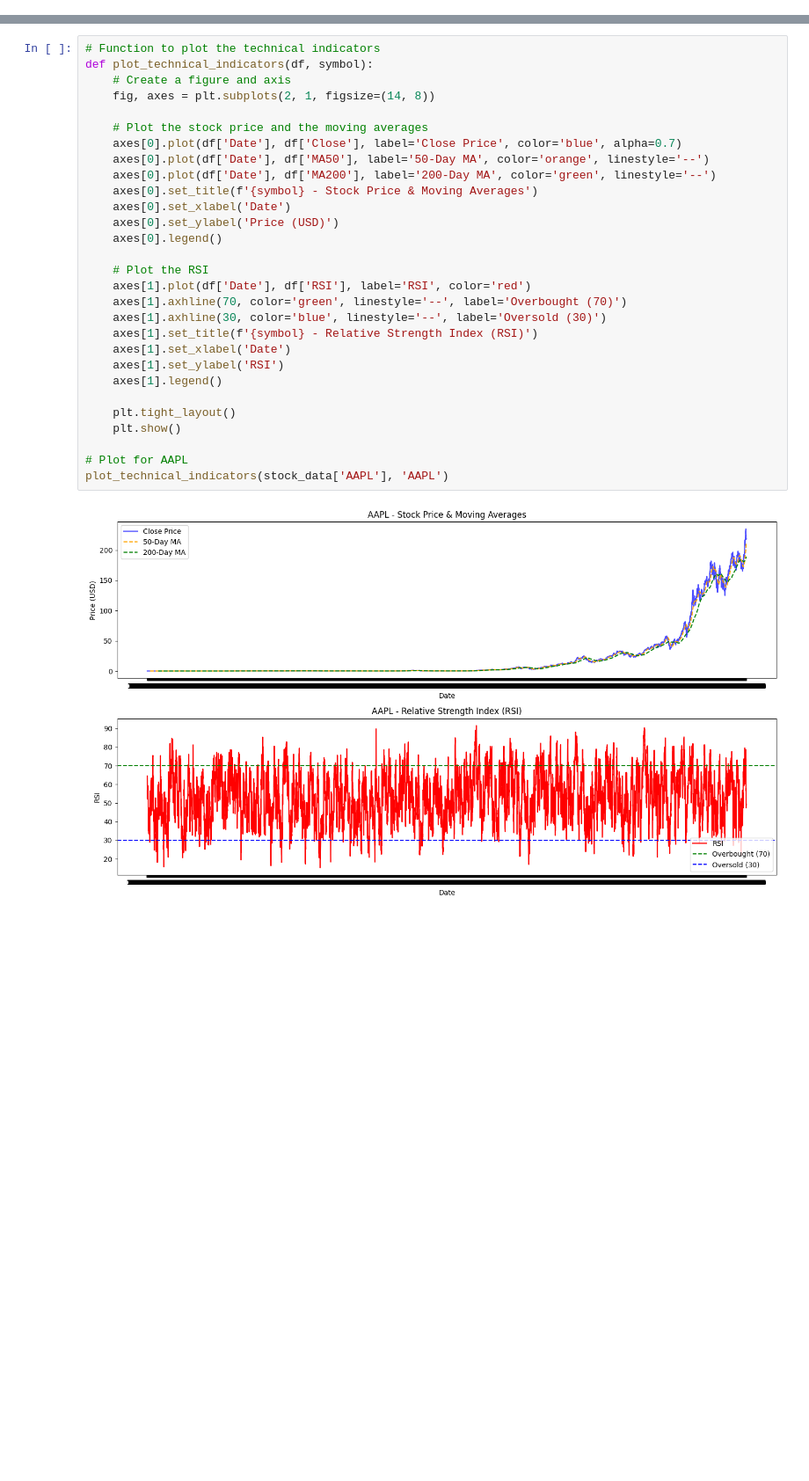
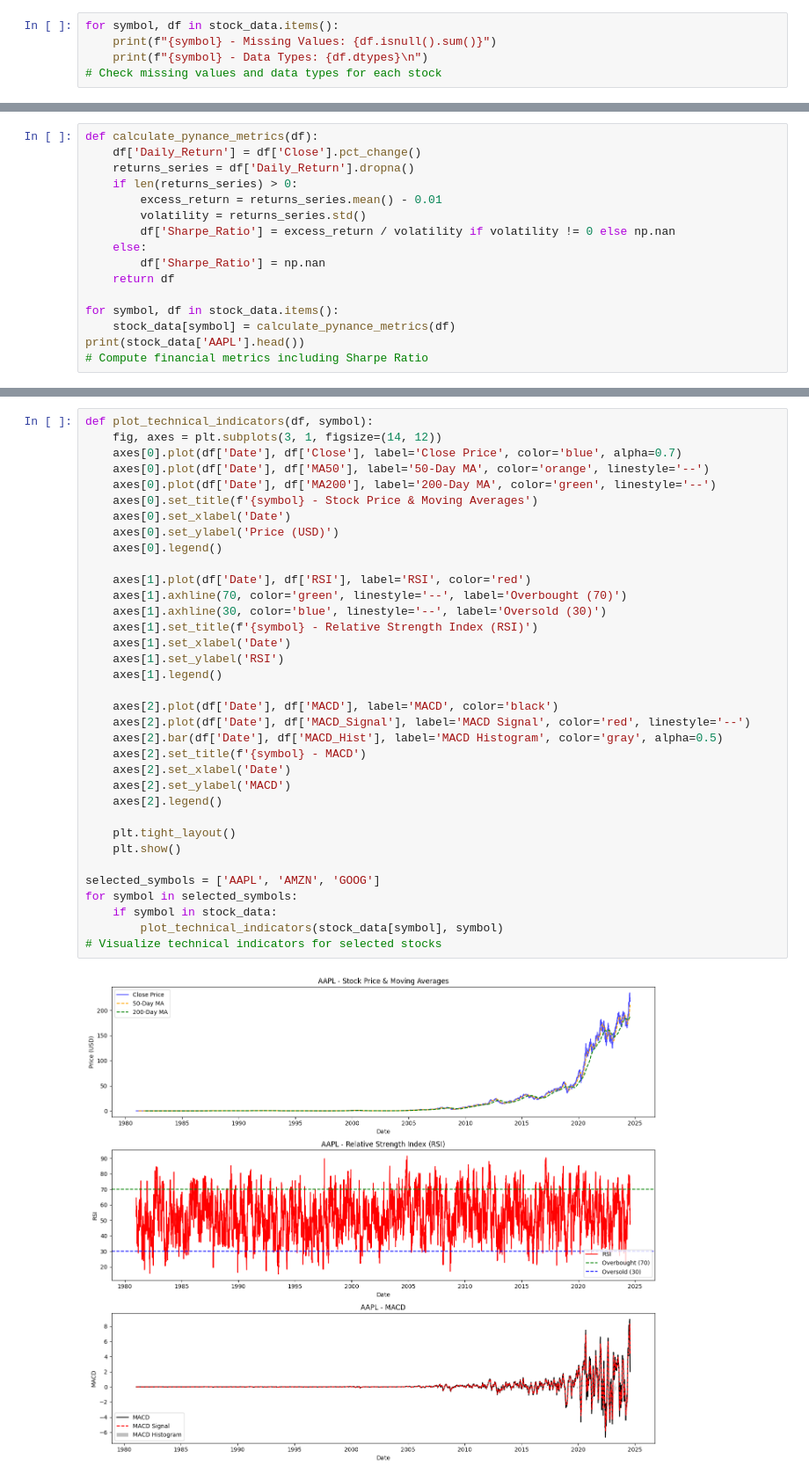
Before and after one commit to OliyadM/financial-news-analysis, a Jupyter notebook: notebooks/quantitative_analysis_with_technical_indicators.ipynb.ipynb, the cells around one changed output, grey strips where cells are left out. Shown: that part at 88% size. Drawn from its saved outputs; the diff is of its cells as text; blank space fills up the shorter version.

```diff
--- a/notebooks/quantitative_analysis_with_technical_indicators.ipynb.ipynb
+++ b/notebooks/quantitative_analysis_with_technical_indicators.ipynb.ipynb
@@ -32,0 +20,5 @@ stock_data['AAPL'].head()
+# %%
+for symbol, df in stock_data.items():
+    print(f"{symbol} - Missing Values: {df.isnull().sum()}")
+    print(f"{symbol} - Data Types: {df.dtypes}\n")
+# Check missing values and data types for each stock
@@ -59,0 +78,16 @@ stock_data['AAPL'].head()
+# %%
+def calculate_pynance_metrics(df):
+    df['Daily_Return'] = df['Close'].pct_change()
+    returns_series = df['Daily_Return'].dropna()
+    if len(returns_series) > 0:
+        excess_return = returns_series.mean() - 0.01
+        volatility = returns_series.std()
+        df['Sharpe_Ratio'] = excess_return / volatility if volatility != 0 else np.nan
+    else:
+        df['Sharpe_Ratio'] = np.nan
+    return df
+
+for symbol, df in stock_data.items():
+    stock_data[symbol] = calculate_pynance_metrics(df)
+print(stock_data['AAPL'].head())
+# Compute financial metrics including Sharpe Ratio
@@ -60,31 +115,37 @@ stock_data['AAPL'].head()
 # %%
-# Function to plot the technical indicators
 def plot_technical_indicators(df, symbol):
-    # Create a figure and axis
-    fig, axes = plt.subplots(2, 1, figsize=(14, 8))
-
-    # Plot the stock price and the moving averages
+    fig, axes = plt.subplots(3, 1, figsize=(14, 12))
     axes[0].plot(df['Date'], df['Close'], label='Close Price', color='blue', alpha=0.7)
     axes[0].plot(df['Date'], df['MA50'], label='50-Day MA', color='orange', linestyle='--')
     axes[0].plot(df['Date'], df['MA200'], label='200-Day MA', color='green', linestyle='--')
     axes[0].set_title(f'{symbol} - Stock Price & Moving Averages')
     axes[0].set_xlabel('Date')
     axes[0].set_ylabel('Price (USD)')
     axes[0].legend()
 
-    # Plot the RSI
     axes[1].plot(df['Date'], df['RSI'], label='RSI', color='red')
     axes[1].axhline(70, color='green', linestyle='--', label='Overbought (70)')
     axes[1].axhline(30, color='blue', linestyle='--', label='Oversold (30)')
     axes[1].set_title(f'{symbol} - Relative Strength Index (RSI)')
     axes[1].set_xlabel('Date')
     axes[1].set_ylabel('RSI')
     axes[1].legend()
 
+    axes[2].plot(df['Date'], df['MACD'], label='MACD', color='black')
+    axes[2].plot(df['Date'], df['MACD_Signal'], label='MACD Signal', color='red', linestyle='--')
+    axes[2].bar(df['Date'], df['MACD_Hist'], label='MACD Histogram', color='gray', alpha=0.5)
+    axes[2].set_title(f'{symbol} - MACD')
+    axes[2].set_xlabel('Date')
+    axes[2].set_ylabel('MACD')
+    axes[2].legend()
+
     plt.tight_layout()
     plt.show()
 
-# Plot for AAPL
-plot_technical_indicators(stock_data['AAPL'], 'AAPL')
+selected_symbols = ['AAPL', 'AMZN', 'GOOG']
+for symbol in selected_symbols:
+    if symbol in stock_data:
+        plot_technical_indicators(stock_data[symbol], symbol)
+# Visualize technical indicators for selected stocks
 # %% [output]
-[figure, old version]
+[figure, new version]
```
Also changed, not shown: parts of 16 cells of this notebook.
